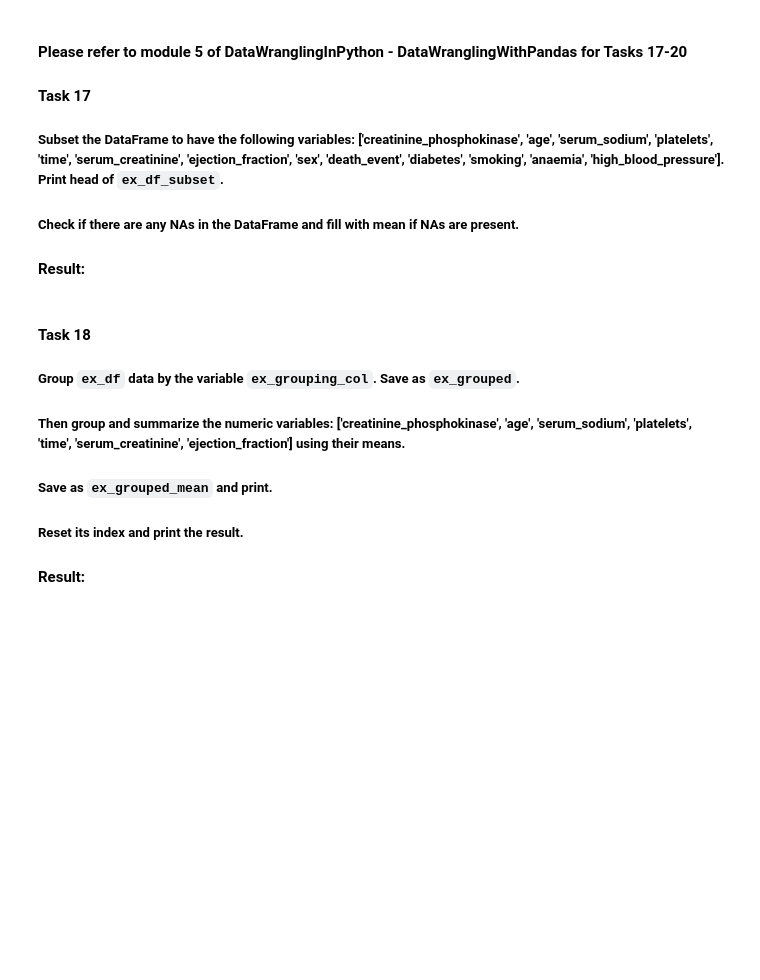
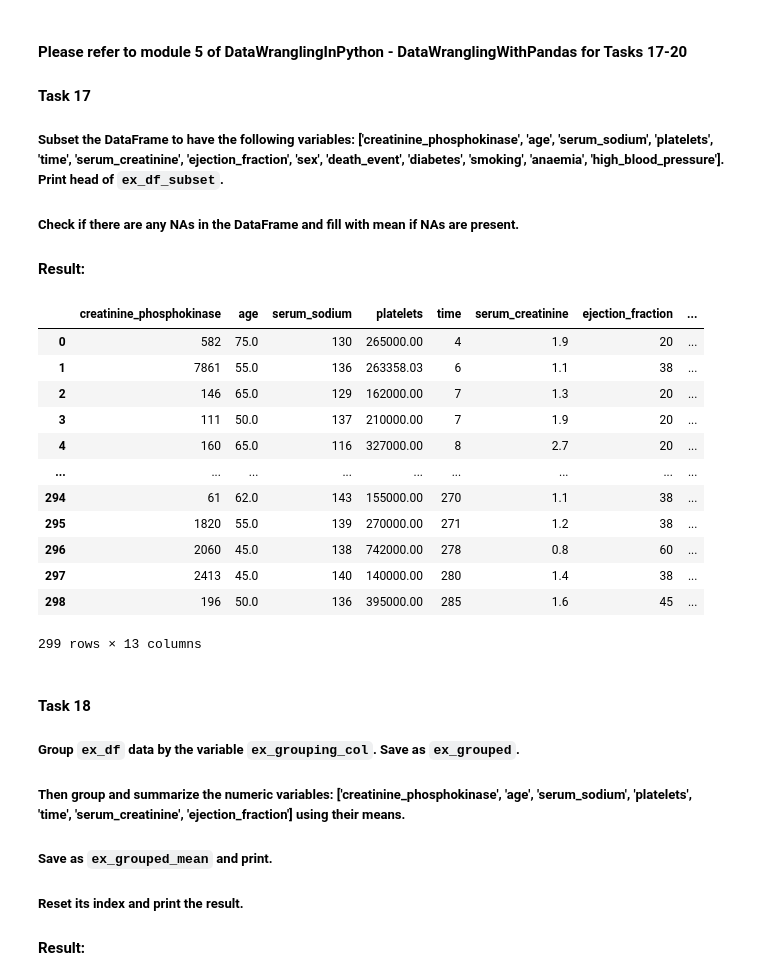
Before and after one commit to christinazzz/Data-Wrangling-with-Python, a Jupyter notebook: IntermediateDataWrangling/DataWranglingWithPandas/DataWranglingInPython-DataWranglingWithPandas-5-exercises.ipynb, the cells around one changed output. Saved outputs shown, nothing was run; the diff lists cells and outputs as text; code cells hidden in the pictures; blank space fills up the shorter version.

```diff
--- a/IntermediateDataWrangling/DataWranglingWithPandas/DataWranglingInPython-DataWranglingWithPandas-5-exercises.ipynb
+++ b/IntermediateDataWrangling/DataWranglingWithPandas/DataWranglingInPython-DataWranglingWithPandas-5-exercises.ipynb
@@ -178,3 +509,9 @@ print(abs_series.cumsum())
 ##### Use the summary functions to get the count of ID variable for all the variables you just grouped in `ex_grouped_df`.
 ##### Assign the output to a DataFrame called `ex_df_ID` and print that DataFrame.
 #### Result:
+# %%
+print(ex_grouping_col)
+ex_df = ex_df.reset_index()
+ex_grouped_df = ex_df.groupby(ex_grouping_col)
+# Retrieve First Entry of Each Group
+print(ex_grouped_df.first())
@@ -193,6 +586,30 @@ print(abs_series.cumsum())
 ##### Subset the DataFrame to have the following variables: ['creatinine_phosphokinase', 'age', 'serum_sodium', 'platelets', 'time', 'serum_creatinine', 'ejection_fraction', 'sex', 'death_event', 'diabetes', 'smoking', 'anaemia', 'high_blood_pressure']. Print head of `ex_df_subset`.
 ##### Check if there are any NAs in the DataFrame and fill with mean if NAs are present.
 #### Result:
+# %%
+ex_df_subset = ex_df[['creatinine_phosphokinase', 'age',
+                      'serum_sodium', 'platelets', 'time',
+                      'serum_creatinine', 'ejection_fraction', 'sex',
+                      'death_event', 'diabetes', 'smoking', 'anaemia', 'high_blood_pressure']]
+ex_df_subset.head()
+# check how many NA in columns
+ex_df_subset.isnull().sum()
+# fill NA with mean
+ex_df_subset.fillna(ex_df_subset.mean())
+# %% [output]
+|  | creatinine_phosphokinase | age | serum_sodium | platelets | time | serum_creatinine | ejection_fraction | ... |
+| 0 | 582 | 75.0 | 130 | 265000.00 | 4 | 1.9 | 20 | ... |
+| 1 | 7861 | 55.0 | 136 | 263358.03 | 6 | 1.1 | 38 | ... |
+| 2 | 146 | 65.0 | 129 | 162000.00 | 7 | 1.3 | 20 | ... |
+| 3 | 111 | 50.0 | 137 | 210000.00 | 7 | 1.9 | 20 | ... |
+| 4 | 160 | 65.0 | 116 | 327000.00 | 8 | 2.7 | 20 | ... |
+| ... | ... | ... | ... | ... | ... | ... | ... | ... |
+| 294 | 61 | 62.0 | 143 | 155000.00 | 270 | 1.1 | 38 | ... |
+| 295 | 1820 | 55.0 | 139 | 270000.00 | 271 | 1.2 | 38 | ... |
+| 296 | 2060 | 45.0 | 138 | 742000.00 | 278 | 0.8 | 60 | ... |
+| 297 | 2413 | 45.0 | 140 | 140000.00 | 280 | 1.4 | 38 | ... |
+| 298 | 196 | 50.0 | 136 | 395000.00 | 285 | 1.6 | 45 | ... |
+299 rows × 13 columns
 # %% [markdown]
 #### Task 18
 ##### Group `ex_df` data by the variable `ex_grouping_col`. Save as `ex_grouped`.
```
Also changed, not shown: parts of 25 cells of this notebook, 1 other file.
